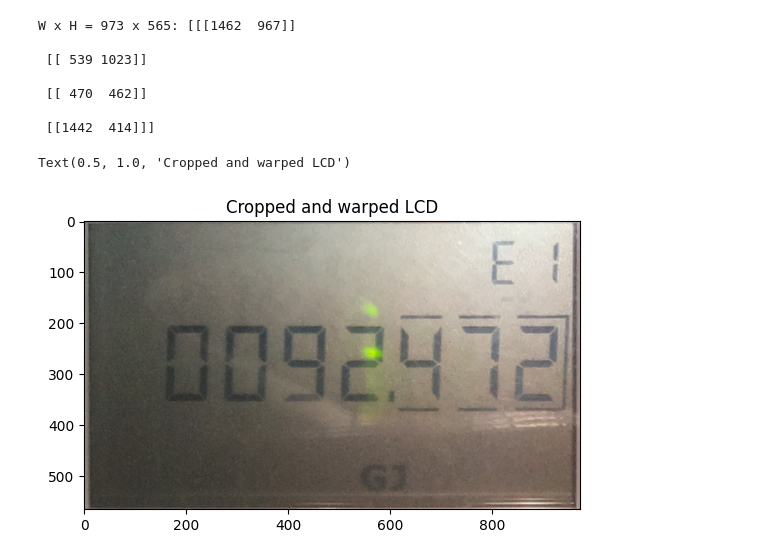
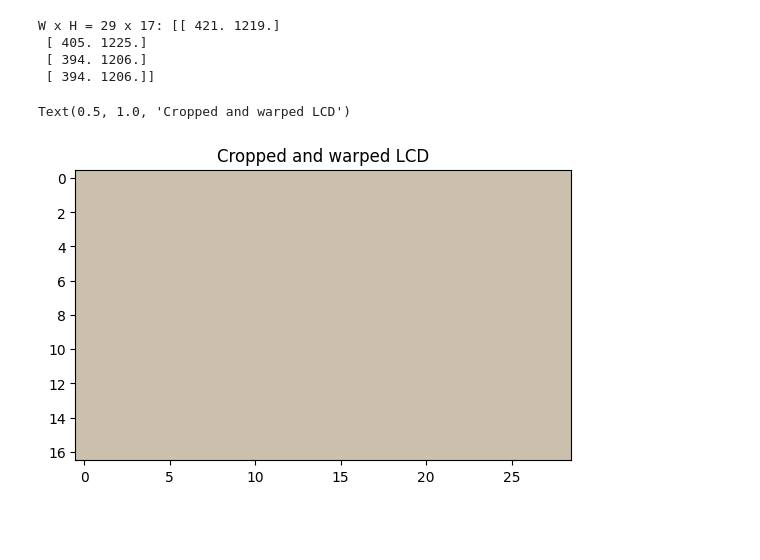
Before and after one commit to x-cray/ocr-consumed-energy-logger, a Jupyter notebook: ocr-notebook.ipynb, the cells around one changed output. Cells and saved outputs as stored; diff of their text form; code cells hidden in the pictures; blank space fills up the shorter version.

```diff
--- a/ocr-notebook.ipynb
+++ b/ocr-notebook.ipynb
@@ -4,7 +4,10 @@ import numpy as np
 import pytesseract
 import cv2
 
-img_path = './img/readings-1.jpg'
+class ReaderError(Exception):
+    """Meter reader generic exception"""
+
+img_path = "./img/rpi-1.jpg"
 
 # Load the input image and convert to RGB for correct display
 image = cv2.imread(img_path)
@@ -12,6 +15,6 @@ image = cv2.cvtColor(image, cv2.COLOR_BGR2RGB)
 orig = image.copy()
 
 plt.imshow(orig)
-plt.title('Original image')
+plt.title("Original image")
 # %% [output]
 Text(0.5, 1.0, 'Original image')
@@ -124,32 +199,20 @@ Text(0.5, 1.0, 'Original image')
 # %%
-def get_euler_distance(pt1, pt2):
-    return np.sqrt(np.square(pt1[0] - pt2[0]) + np.square(pt1[1] - pt2[1]))
-
-display_roi = np.float32(display_roi)
-display_width_1 = get_euler_distance(display_roi[0], display_roi[1])
-display_width_2 = get_euler_distance(display_roi[3], display_roi[2])
-display_height_1 = get_euler_distance(display_roi[0], display_roi[3])
-display_height_2 = get_euler_distance(display_roi[1], display_roi[2])
-display_width = int(max(display_width_1, display_width_2))
-display_height = int(max(display_height_1, display_height_2))
-display_dst_pts = np.float32([[0, 0], [display_width, 0], [display_width, display_height], [0, display_height]])
+(display_width, display_height) = display_contour[1]
+display_dst_pts = np.float32([[display_width, display_height], [0, display_height], [0, 0], [display_width, 0]])
 
 # Extract LCD image and perform perspective transformation
-transform_matrix = cv2.getPerspectiveTransform(display_roi, display_dst_pts)
+transform_matrix = cv2.getPerspectiveTransform(display_contour[0], display_dst_pts)
 warp = cv2.warpPerspective(orig, transform_matrix, (display_width, display_height), flags=cv2.INTER_LINEAR)
 
-print(f'W x H = {display_width} x {display_height}: {display_contour}')
+print(f"W x H = {display_width} x {display_height}: {display_contour[0]}")
 plt.imshow(warp)
-plt.title('Cropped and warped LCD')
+plt.title("Cropped and warped LCD")
 # %% [output]
-W x H = 973 x 565: [[[1462  967]]
-
- [[ 539 1023]]
-
- [[ 470  462]]
-
- [[1442  414]]]
+W x H = 29 x 17: [[ 421. 1219.]
+ [ 405. 1225.]
+ [ 394. 1206.]
+ [ 394. 1206.]]
 Text(0.5, 1.0, 'Cropped and warped LCD')
-[figure, old version]
+[figure, new version]
 # %%
 def smooth_image(img):
```
Also changed, not shown: parts of 6 cells of this notebook, 15 other files.
